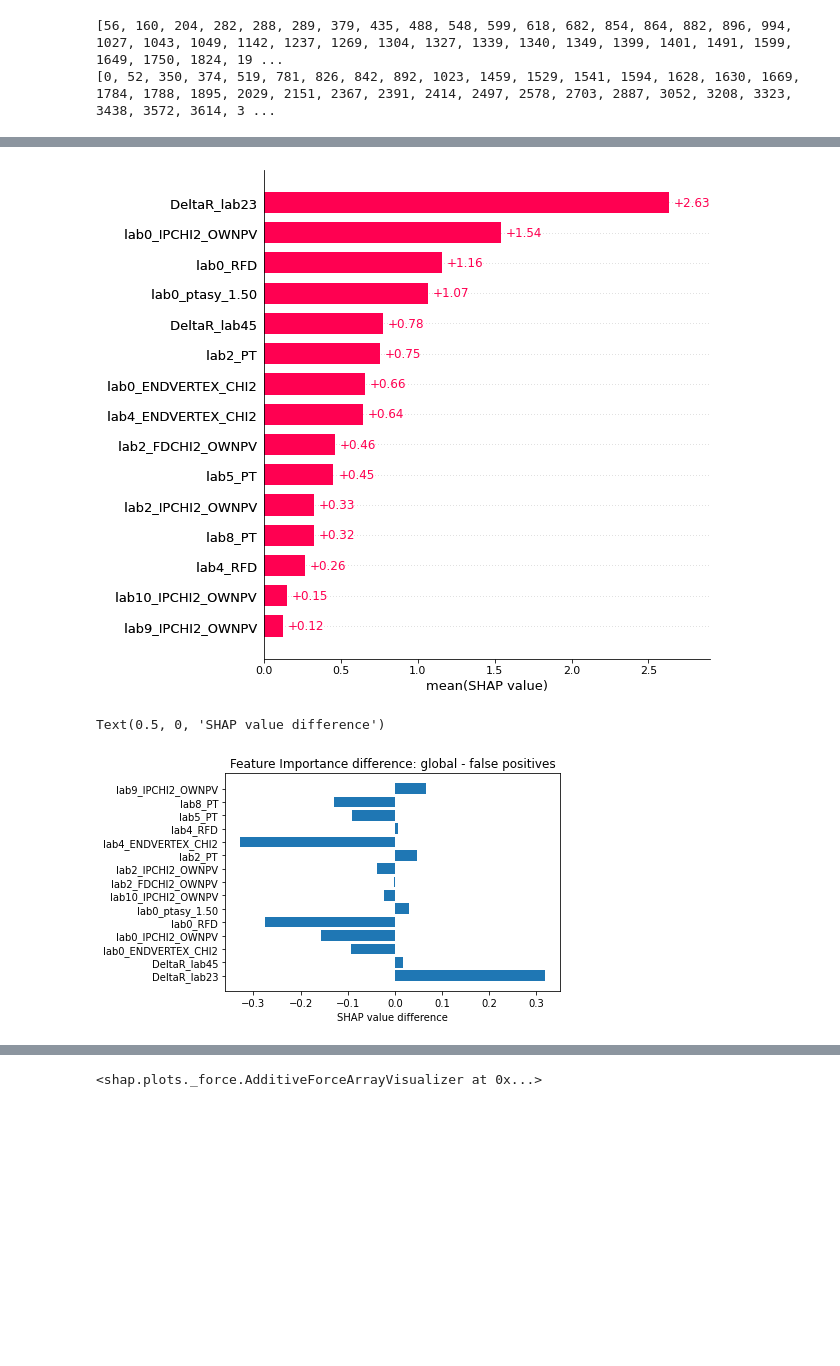
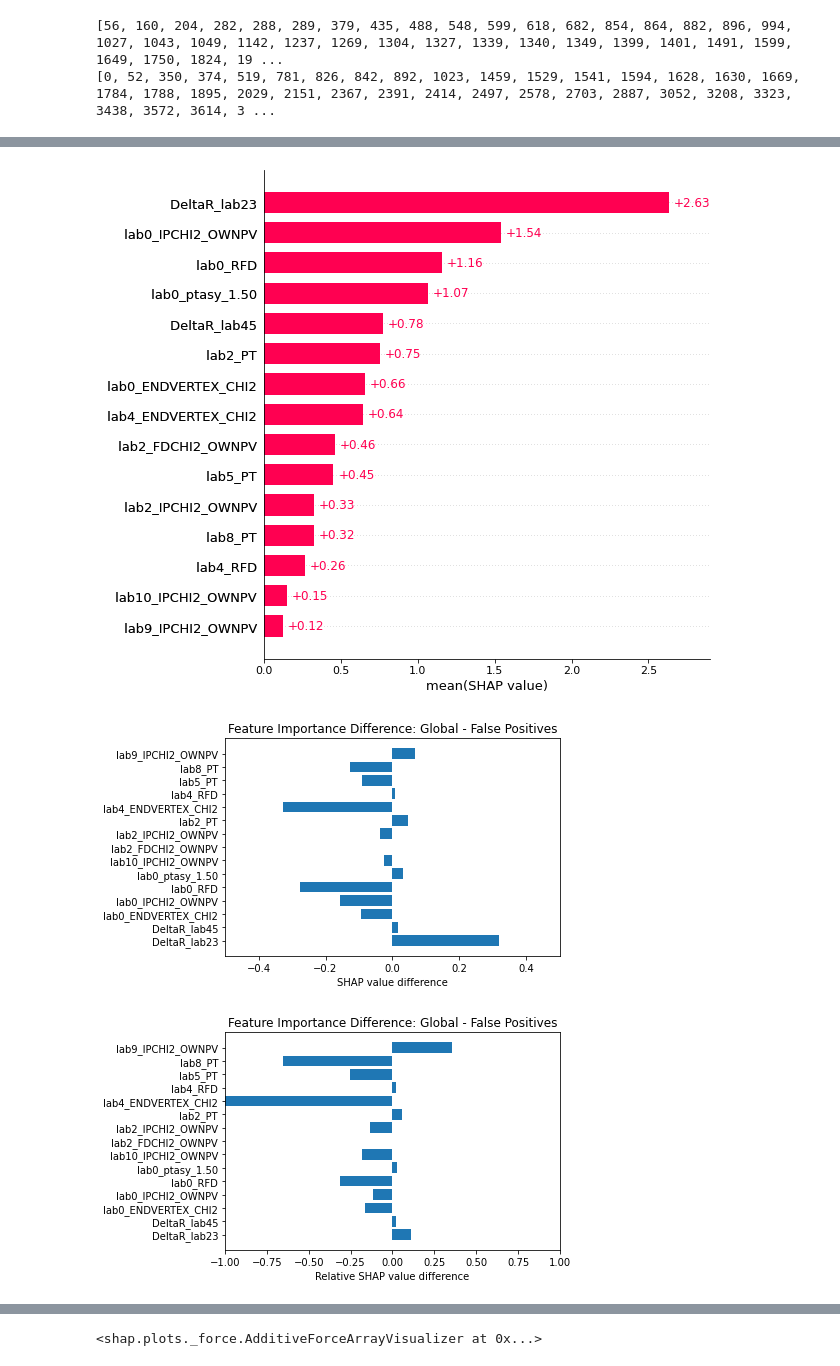
Before and after one commit to tomaszrajchel/thesis, a Jupyter notebook: shap_explanations_2_bad_predictions.ipynb, the cells around one changed output, grey strips where cells are left out. Cells and saved outputs as stored; diff of their text form; code cells hidden in the pictures; blank space fills up the shorter version.

```diff
--- a/shap_explanations_2_bad_predictions.ipynb
+++ b/shap_explanations_2_bad_predictions.ipynb
@@ -87,17 +90,30 @@ global_importance = np.abs(shap_values).mean(0)
 # %%
-# Global False Positives
+# Global - False Positives
 # shap.plots.bar(explainer(X_test.iloc[false_positives]), max_display=20)
 shap.plots.bar(explainer(X.iloc[shifted_false_positives]), max_display=20)
 fp_shap_values = explainer.shap_values(X.iloc[shifted_false_positives])
 fp_importance = np.abs(fp_shap_values).mean(0)
-fp_diff = np.subtract(global_importance, fp_importance)
+
+# Absolute
+fp_diff = global_importance - fp_importance
 plt.barh(feature_names[:], fp_diff)
-plt.title("Feature Importance difference: global - false positives")
+plt.title("Feature Importance Difference: Global - False Positives")
 plt.xlabel("SHAP value difference")
+plt.xlim([-0.5, 0.5])
+# plt.savefig("img/importance_global_fp.png", bbox_inches='tight')
+
+# Relative
+plt.figure()
+fp_diff_rel = (global_importance - fp_importance) / global_importance
+plt.barh(feature_names[:], fp_diff_rel)
+plt.title("Feature Importance Difference: Global - False Positives")
+plt.xlabel("Relative SHAP value difference")
+plt.xlim([-1.0, 1.0])
+# plt.savefig("img/importance_relative_global_fp.png", bbox_inches='tight')
 # %% [output]
 [figure]
-Text(0.5, 0, 'SHAP value difference')
-[figure, old version]
+[figure, new version]
+[figure, added]
 # %%
 # Global False Negatives
 # shap.plots.bar(explainer(X_test.iloc[false_positives]), max_display=20)
```
Also changed, not shown: parts of 12 cells of this notebook, 1 other file.
